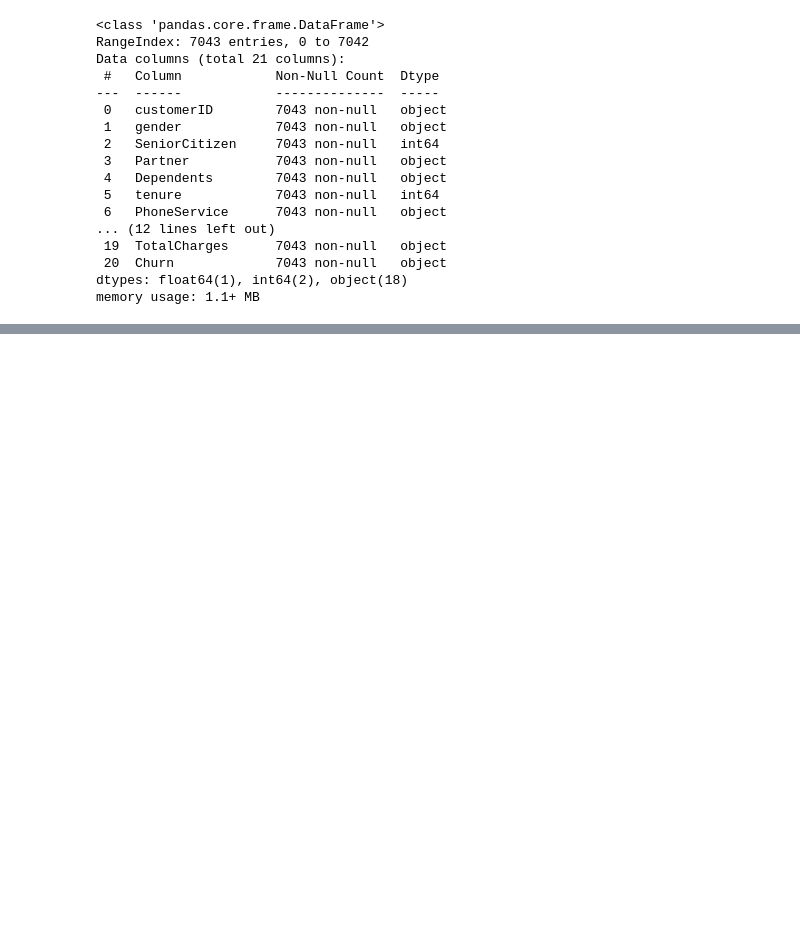
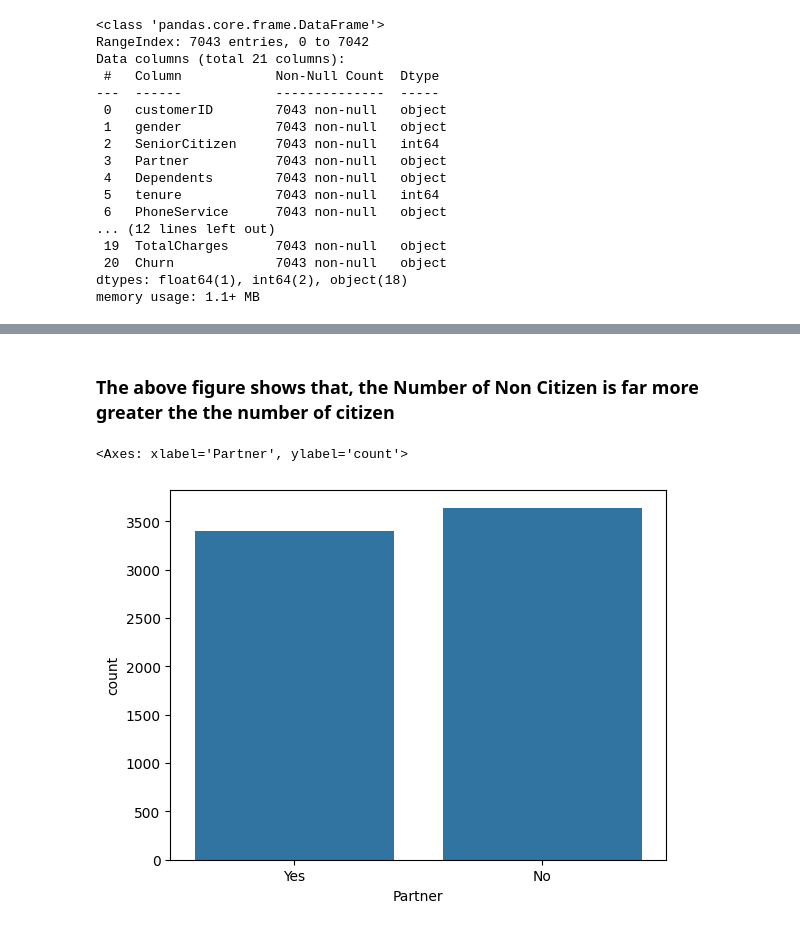
Before and after one commit to anushiny-cedrick/customer-churn, a Jupyter notebook: customer-churn/churn.ipynb, the cells around one changed output, grey strips where cells are left out. Saved outputs shown, nothing was run; the diff lists cells and outputs as text; code cells hidden in the pictures; blank space fills up the shorter version.

```diff
--- a/customer-churn/churn.ipynb
+++ b/customer-churn/churn.ipynb
@@ -43,0 +61,7 @@ Name: count, dtype: int64
+# %% [markdown]
+### The above figure shows that, the Number of Non Citizen is far more greater the the number of citizen
+# %%
+sns.countplot(x= "Partner", data=data)
+# %% [output]
+<Axes: xlabel='Partner', ylabel='count'>
+[figure, added]
```
Also changed, not shown: parts of 9 cells of this notebook.
